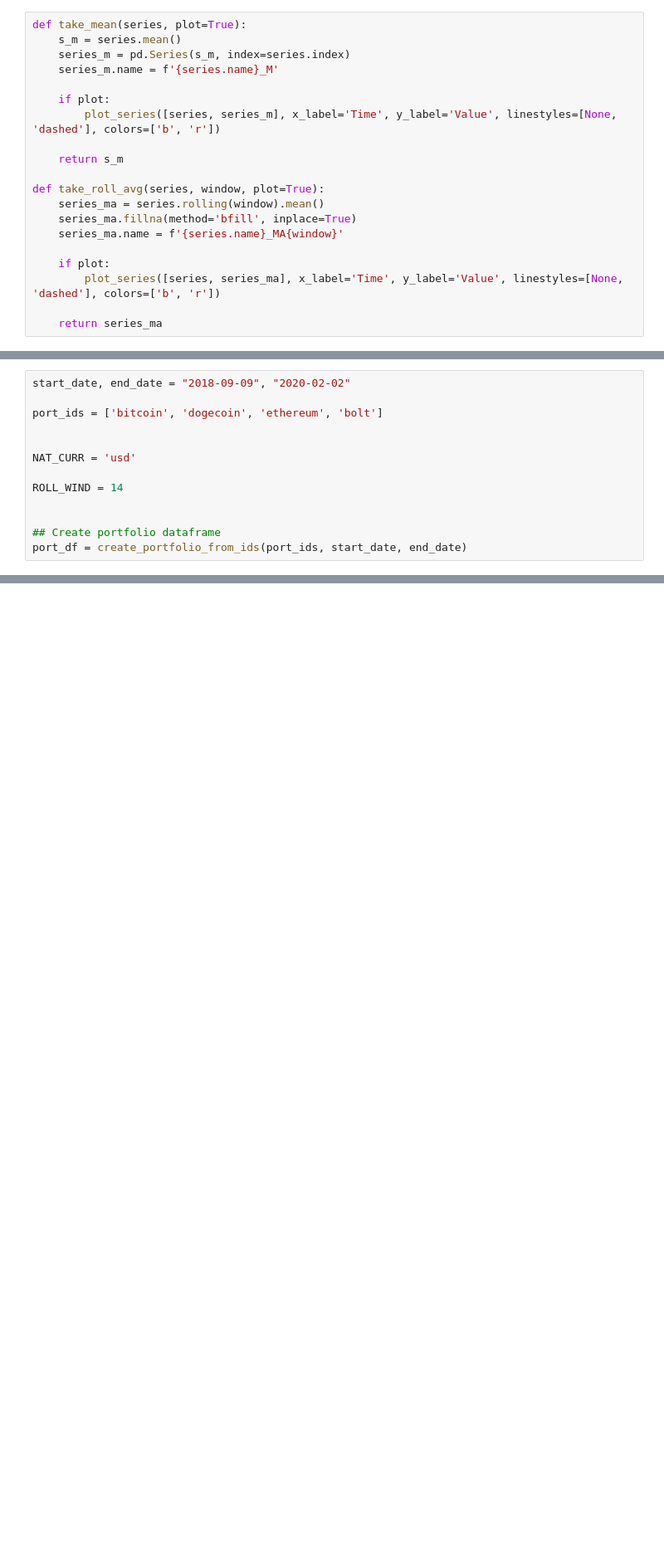
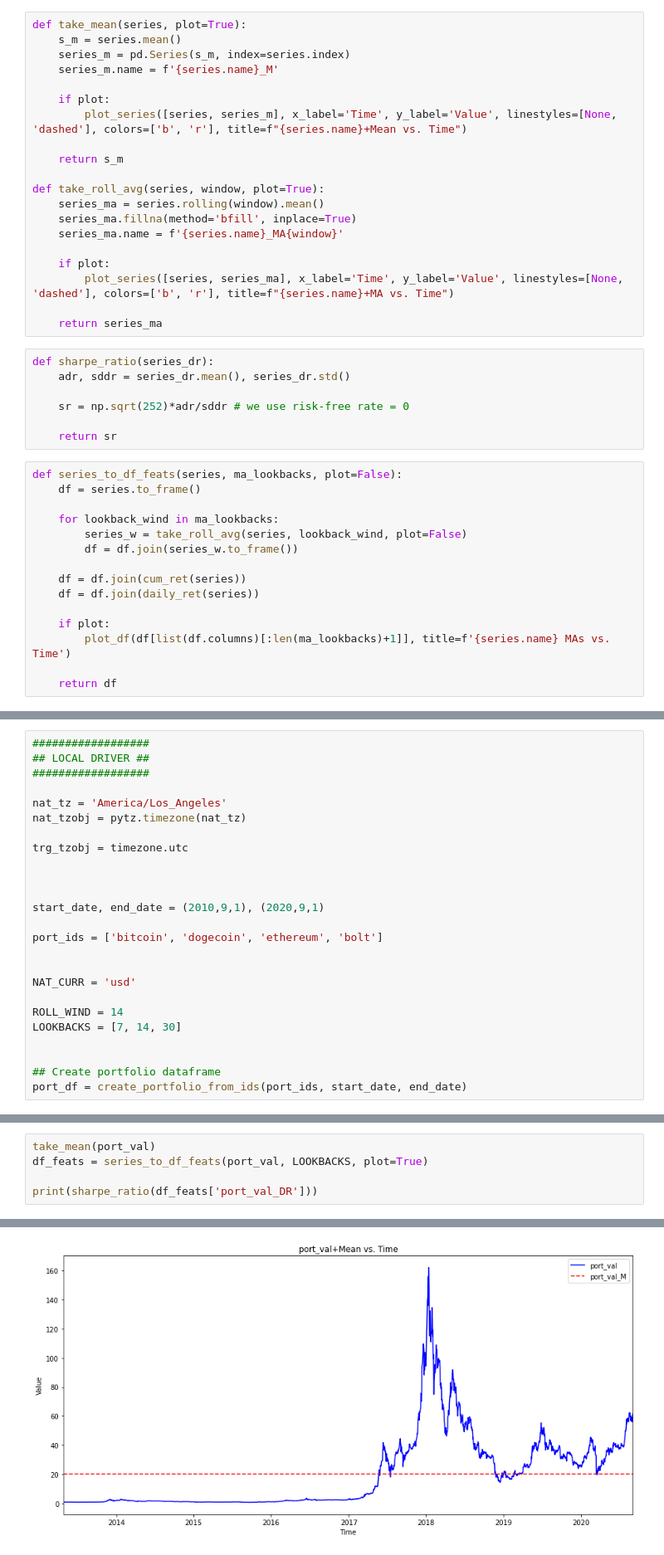
Before and after one commit to jcanedo279/cointegridy, a Jupyter notebook: cointegration.ipynb, the cells around one changed output, grey strips where cells are left out. Shown at 83% size. Saved outputs shown, nothing was run; the diff lists cells and outputs as text; blank space fills up the shorter version.

```diff
--- a/cointegration.ipynb
+++ b/cointegration.ipynb
@@ -112,7 +160,7 @@ def take_mean(series, plot=True):
     series_m.name = f'{series.name}_M'
 
     if plot:
-        plot_series([series, series_m], x_label='Time', y_label='Value', linestyles=[None, 'dashed'], colors=['b', 'r'])
+        plot_series([series, series_m], x_label='Time', y_label='Value', linestyles=[None, 'dashed'], colors=['b', 'r'], title=f"{series.name}+Mean vs. Time")
 
     return s_m
 
@@ -122,9 +170,31 @@ def take_roll_avg(series, window, plot=True):
     series_ma.name = f'{series.name}_MA{window}'
 
     if plot:
-        plot_series([series, series_ma], x_label='Time', y_label='Value', linestyles=[None, 'dashed'], colors=['b', 'r'])
+        plot_series([series, series_ma], x_label='Time', y_label='Value', linestyles=[None, 'dashed'], colors=['b', 'r'], title=f"{series.name}+MA vs. Time")
 
     return series_ma
+# %%
+def sharpe_ratio(series_dr):
+    adr, sddr = series_dr.mean(), series_dr.std()
+
+    sr = np.sqrt(252)*adr/sddr # we use risk-free rate = 0
+
+    return sr
+# %%
+def series_to_df_feats(series, ma_lookbacks, plot=False):
+    df = series.to_frame()
+
+    for lookback_wind in ma_lookbacks:
+        series_w = take_roll_avg(series, lookback_wind, plot=False)
+        df = df.join(series_w.to_frame())
+
+    df = df.join(cum_ret(series))
+    df = df.join(daily_ret(series))
+
+    if plot:
+        plot_df(df[list(df.columns)[:len(ma_lookbacks)+1]], title=f'{series.name} MAs vs. Time')
+
+    return df
 # %%
 def test_stationarity(series, cutoff=0.01):
     # We must observe significant p-value to convince ourselves that the series is stationary
@@ -170,7 +240,18 @@ def is_coint(series_1, series_2):
     else: ## cointegrate is series are not stationary
         return coint(series_1, series_2)
 # %%
-start_date, end_date = "2018-09-09", "2020-02-02"
+##################
+## LOCAL DRIVER ##
+##################
+
+nat_tz = 'America/Los_Angeles'
+nat_tzobj = pytz.timezone(nat_tz)
+
+trg_tzobj = timezone.utc
+
+
+
+start_date, end_date = (2010,9,1), (2020,9,1)
 
 port_ids = ['bitcoin', 'dogecoin', 'ethereum', 'bolt']
 
@@ -178,6 +259,7 @@ port_ids = ['bitcoin', 'dogecoin', 'ethereum', 'bolt']
 NAT_CURR = 'usd'
 
 ROLL_WIND = 14
+LOOKBACKS = [7, 14, 30]
 
 
 ## Create portfolio dataframe
@@ -231,0 +308,6 @@ take_mean(port_val)
+# %%
+take_mean(port_val)
+df_feats = series_to_df_feats(port_val, LOOKBACKS, plot=True)
+
+print(sharpe_ratio(df_feats['port_val_DR']))
+# %% [output]
@@ -231,0 +315 @@ take_mean(port_val)
+[figure, added]
```
Also changed, not shown: parts of 10 cells of this notebook, 3 other files.
